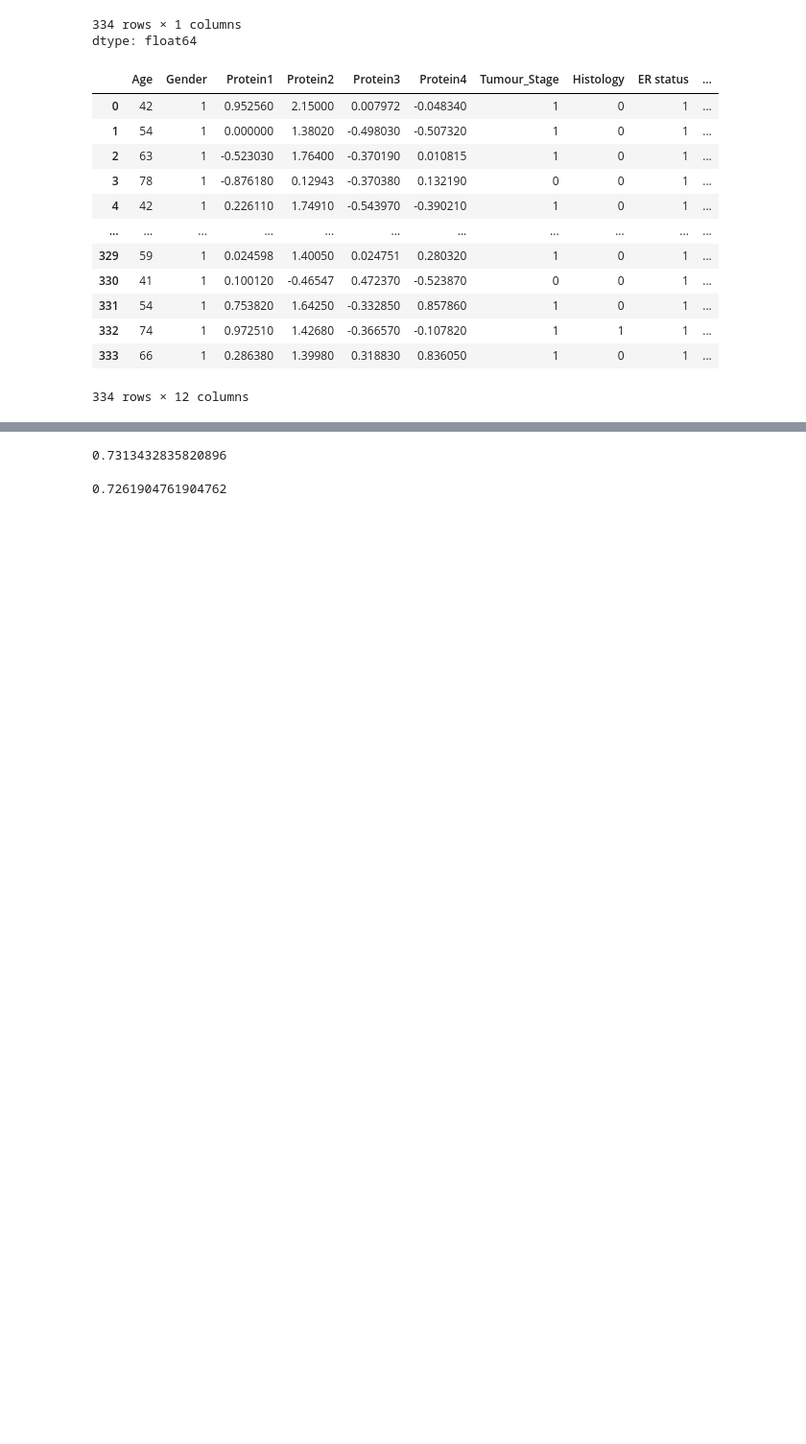
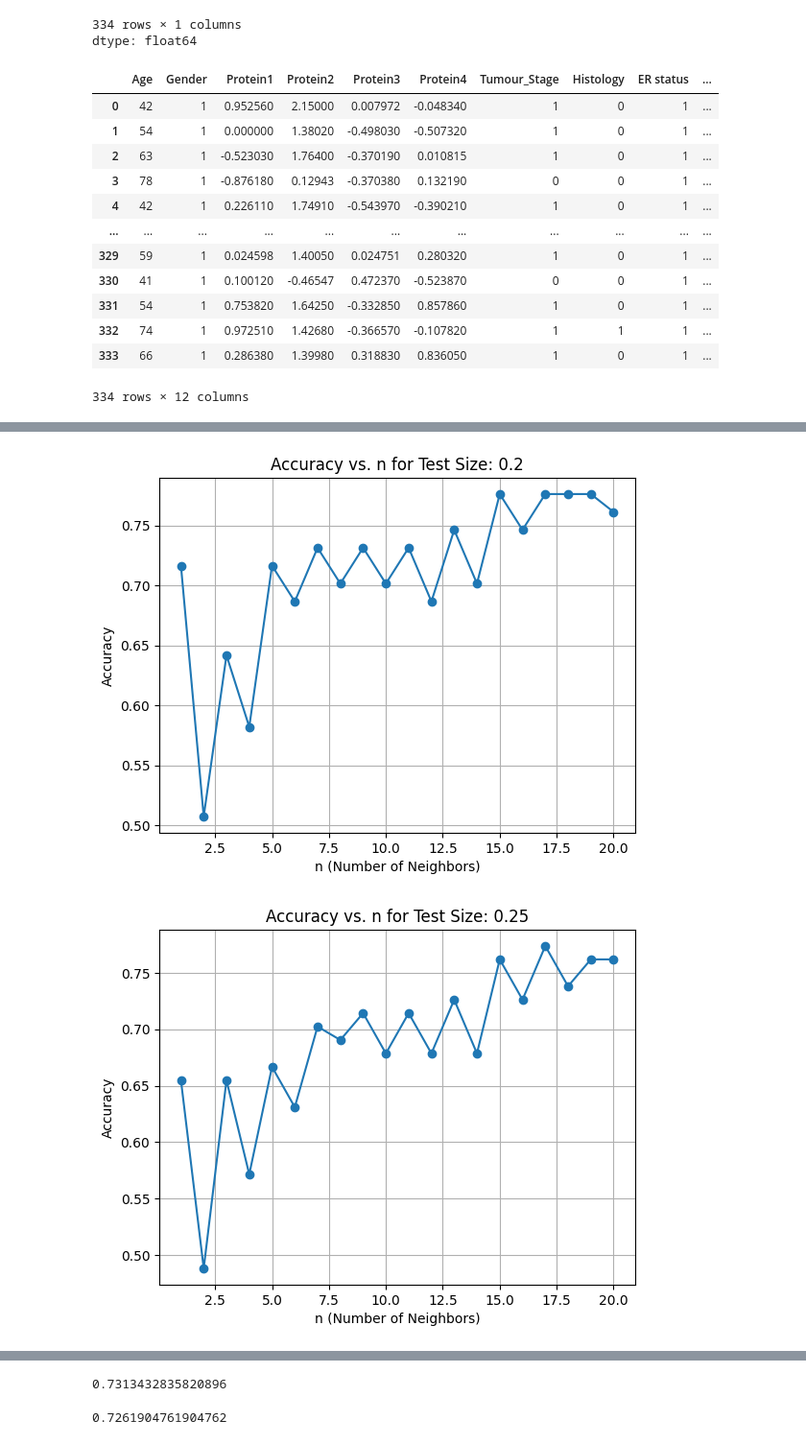
Before and after one commit to Manivardhan2250/SML_2303A52250_Batch_43, a Jupyter notebook: SML_ASSIGNMENT_10.ipynb, the cells around one changed output, grey strips where cells are left out. Shown at 96% size. Saved outputs shown, nothing was run; the diff lists cells and outputs as text; code cells hidden in the pictures; blank space fills up the shorter version.

```diff
--- a/SML_ASSIGNMENT_10.ipynb
+++ b/SML_ASSIGNMENT_10.ipynb
@@ -137,0 +97,26 @@ accuracy_score(y_test,y_pred)
+# %%
+from sklearn.model_selection import train_test_split
+from sklearn.neighbors import KNeighborsClassifier
+from sklearn.preprocessing import StandardScaler
+from sklearn.metrics import accuracy_score
+def diff_train_knn(x, y, test_sizes, random_state):
+    results = {}
+    for test_size in test_sizes:
+        print(f"\nTest Size: {test_size}")
+        results[test_size] = {}
+        x_train, x_test, y_train, y_test = train_test_split(x, y, test_size=test_size, random_state=random_state)
+        scaler = StandardScaler()
+        x_train = scaler.fit_transform(x_train)
+        x_test = scaler.transform(x_test)
+        for n in range(1, 21):
+            model = KNeighborsClassifier(n_neighbors=n)
+            model.fit(x_train, y_train)
+            y_pred = model.predict(x_test)
+            accuracy = accuracy_score(y_test, y_pred)
+            print(f"n = {n}, Accuracy = {accuracy:.4f}")
+            results[test_size][n] = accuracy
+    return results
+
+test_sizes = [0.2,0.25, 0.3, 0.35]
+
+results = diff_train_knn(x, y, test_sizes, random_state=42)
@@ -137,0 +141,15 @@ accuracy_score(y_test,y_pred)
+# %%
+import matplotlib.pyplot as plt
+for test_size, accuracy_dict in results.items():
+  n_values = list(accuracy_dict.keys())
+  accuracy_values = list(accuracy_dict.values())
+  plt.figure()
+  plt.plot(n_values, accuracy_values, marker='o')
+  plt.title(f"Accuracy vs. n for Test Size: {test_size}")
+  plt.xlabel("n (Number of Neighbors)")
+  plt.ylabel("Accuracy")
+  plt.grid(True)
+  plt.show()
+# %% [output]
+[figure, added]
+[figure, added]
```
Also changed, not shown: parts of 6 cells of this notebook.
